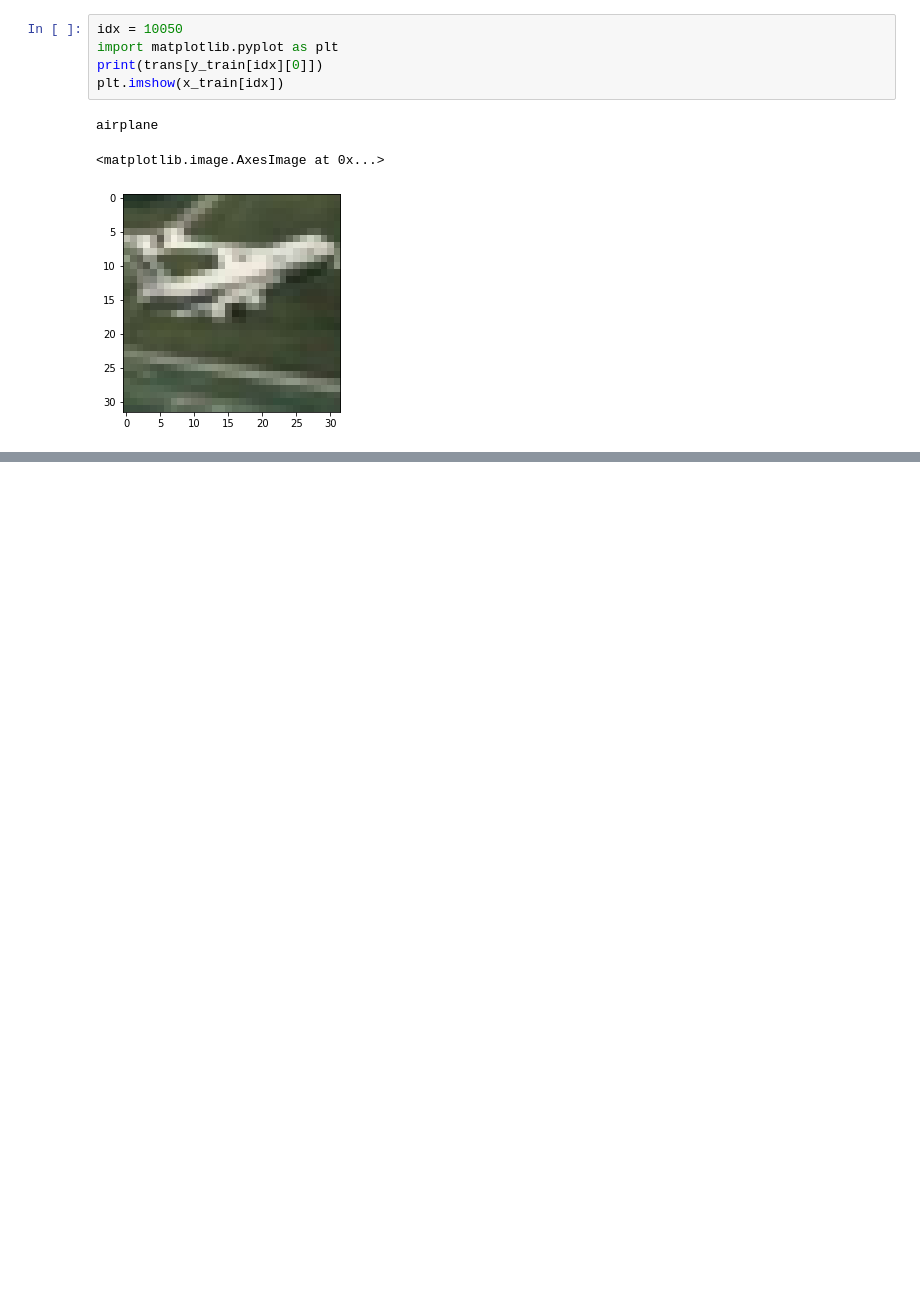
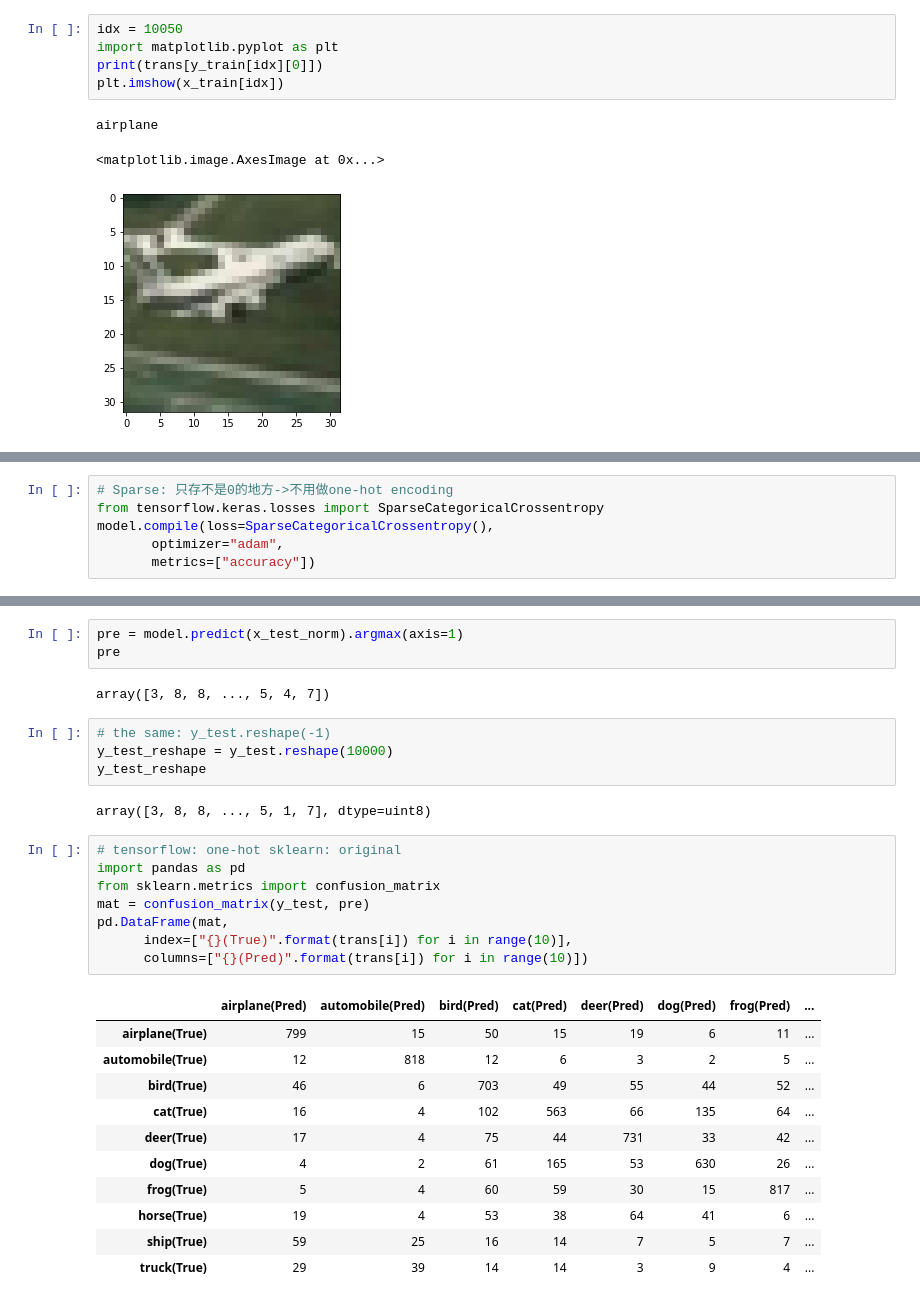
Before and after one commit to ycchiu18/xiemen1129, a Jupyter notebook: cnn.ipynb, the cells around one changed output, grey strips where cells are left out. Drawn from its saved outputs; the diff is of its cells as text; blank space fills up the shorter version.

```diff
--- a/cnn.ipynb
+++ b/cnn.ipynb
@@ -73,3 +72,9 @@ Total params: 1,422,218
 Trainable params: 1,422,218
 Non-trainable params: 0
 _________________________________________________________________
+# %%
+# Sparse: 只存不是0的地方->不用做one-hot encoding
+from tensorflow.keras.losses import SparseCategoricalCrossentropy
+model.compile(loss=SparseCategoricalCrossentropy(),
+       optimizer="adam",
+       metrics=["accuracy"])
@@ -75,0 +121,31 @@ _________________________________________________________________
+# %%
+pre = model.predict(x_test_norm).argmax(axis=1)
+pre
+# %% [output]
+array([3, 8, 8, ..., 5, 4, 7])
+# %%
+# the same: y_test.reshape(-1)
+y_test_reshape = y_test.reshape(10000)
+y_test_reshape
+# %% [output]
+array([3, 8, 8, ..., 5, 1, 7], dtype=uint8)
+# %%
+# tensorflow: one-hot sklearn: original
+import pandas as pd
+from sklearn.metrics import confusion_matrix
+mat = confusion_matrix(y_test, pre)
+pd.DataFrame(mat,
+      index=["{}(True)".format(trans[i]) for i in range(10)],
+      columns=["{}(Pred)".format(trans[i]) for i in range(10)])
+# %% [output]
+|  | airplane(Pred) | automobile(Pred) | bird(Pred) | cat(Pred) | deer(Pred) | dog(Pred) | frog(Pred) | ... |
+| airplane(True) | 799 | 15 | 50 | 15 | 19 | 6 | 11 | ... |
+| automobile(True) | 12 | 818 | 12 | 6 | 3 | 2 | 5 | ... |
+| bird(True) | 46 | 6 | 703 | 49 | 55 | 44 | 52 | ... |
+| cat(True) | 16 | 4 | 102 | 563 | 66 | 135 | 64 | ... |
+| deer(True) | 17 | 4 | 75 | 44 | 731 | 33 | 42 | ... |
+| dog(True) | 4 | 2 | 61 | 165 | 53 | 630 | 26 | ... |
+| frog(True) | 5 | 4 | 60 | 59 | 30 | 15 | 817 | ... |
+| horse(True) | 19 | 4 | 53 | 38 | 64 | 41 | 6 | ... |
+| ship(True) | 59 | 25 | 16 | 14 | 7 | 5 | 7 | ... |
+| truck(True) | 29 | 39 | 14 | 14 | 3 | 9 | 4 | ... |
```
Also changed, not shown: parts of 6 cells of this notebook.
